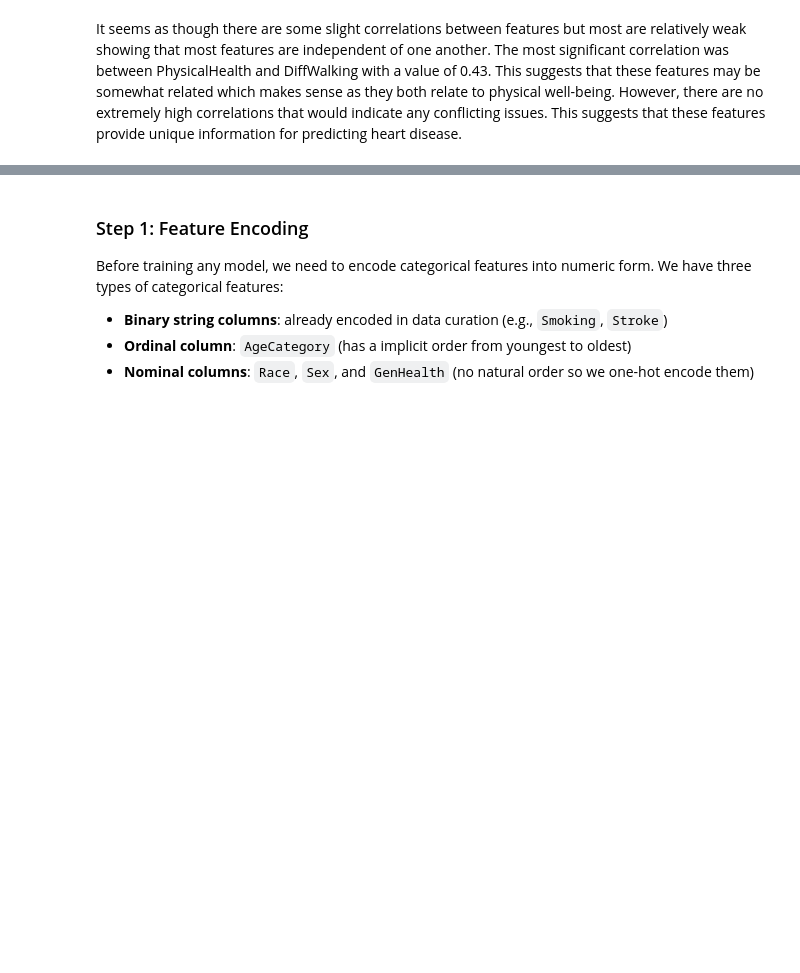
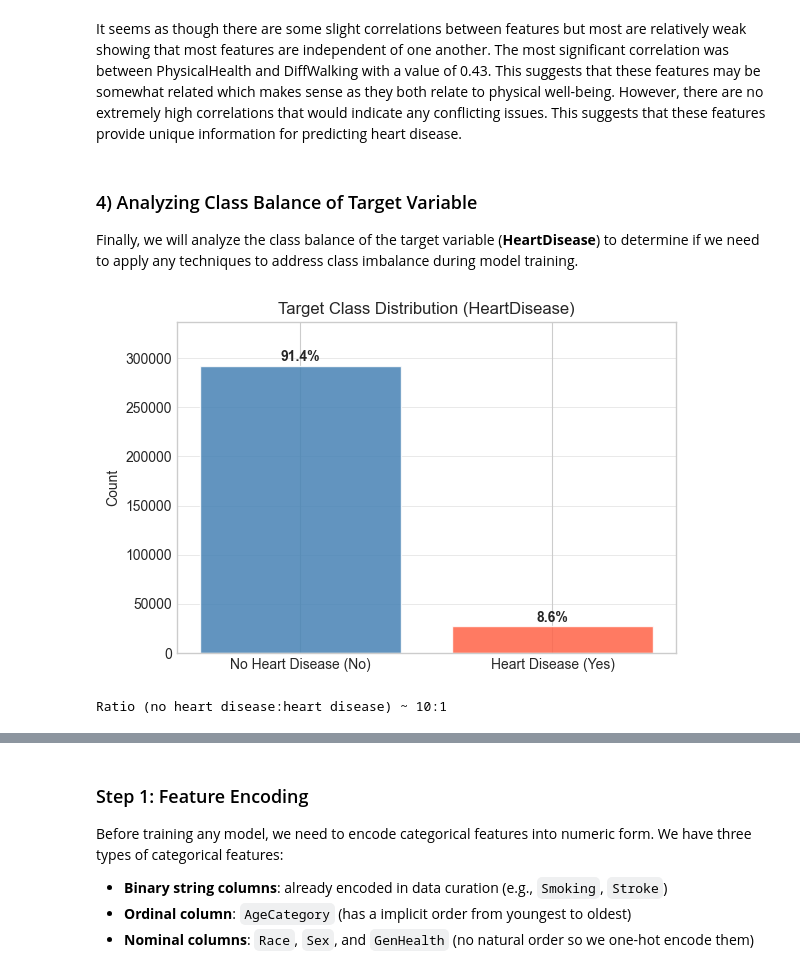
Before and after one commit to TeganHakim/heart-disease-prediction-analysis, a Jupyter notebook: final_project.ipynb, the cells around one changed output, grey strips where cells are left out. Cells and saved outputs as stored; diff of their text form; code cells hidden in the pictures; blank space fills up the shorter version.

```diff
--- a/final_project.ipynb
+++ b/final_project.ipynb
@@ -342,3 +365,31 @@ plt.show()
 [figure]
 # %% [markdown]
 It seems as though there are some slight correlations between features but most are relatively weak showing that most features are independent of one another. The most significant correlation was between PhysicalHealth and DiffWalking with a value of 0.43. This suggests that these features may be somewhat related which makes sense as they both relate to physical well-being. However, there are no extremely high correlations that would indicate any conflicting issues. This suggests that these features provide unique information for predicting heart disease.
+# %% [markdown]
+### 4) Analyzing Class Balance of Target Variable
+
+Finally, we will analyze the class balance of the target variable (**HeartDisease**) to determine if we need to apply any techniques to address class imbalance during model training.
+# %%
+# Calculate class distribution for target variable
+counts = df['HeartDisease'].value_counts()
+pct = df['HeartDisease'].value_counts(normalize=True) * 100
+
+# Visualize class imbalance with a bar chart
+fig, ax = plt.subplots(figsize=(6, 4))
+bars = ax.bar(['No Heart Disease (No)', 'Heart Disease (Yes)'], counts.values, color=['steelblue', 'tomato'], alpha=0.85, edgecolor='white')
+for bar, p in zip(bars, pct.values):
+    ax.text(bar.get_x() + bar.get_width()/2, bar.get_height() + 1500, f'{p:.1f}%', ha='center', va='bottom', fontweight='bold')
+
+# Update axes and labels
+ax.set_title('Target Class Distribution (HeartDisease)')
+ax.set_ylabel('Count')
+ax.set_ylim(0, counts.max() * 1.15)
+ax.grid(axis='y', linewidth=0.5, alpha=0.6)
+plt.tight_layout()
+plt.show()
+
+# Print class imbalance ratio
+print(f"Ratio (no heart disease:heart disease) ~ {counts[0]//counts[1]}:1")
+# %% [output]
+[figure, added]
+Ratio (no heart disease:heart disease) ~ 10:1
```
Also changed, not shown: parts of 57 cells of this notebook.
